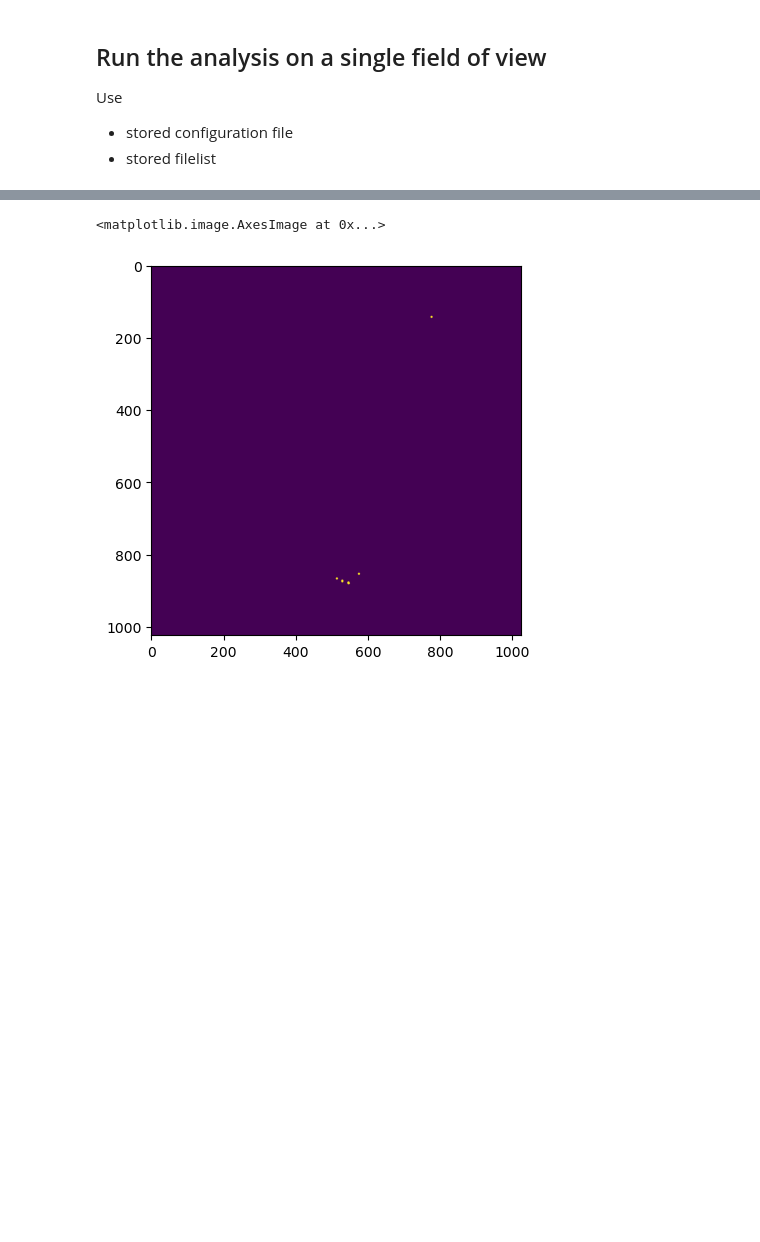
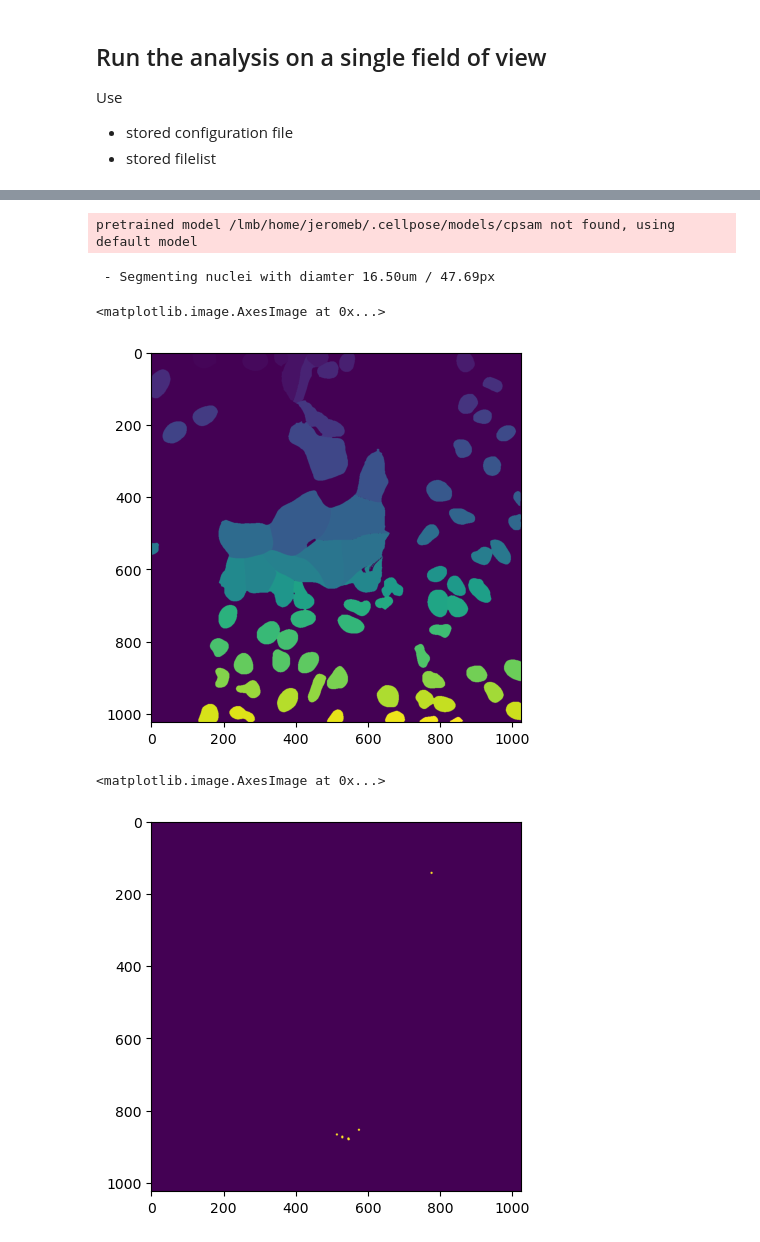
Before and after one commit to jboulanger/sganalysis, a Jupyter notebook: Run.ipynb, the cells around one changed output, grey strips where cells are left out. Drawn from its saved outputs; the diff is of its cells as text; code cells hidden in the pictures; blank space fills up the shorter version.

```diff
--- a/Run.ipynb
+++ b/Run.ipynb
@@ -57,3 +64,14 @@ pretrained model /lmb/home/jeromeb/.cellpose/models/cpsam not found, using defau
+# %%
+import matplotlib.pyplot as plt
+plt.imshow(mip["nuclei"])
+
+mask = sga.segment_nuclei(mip["nuclei"], [500,346,346], 50)
+plt.imshow(mask+mip["nuclei"])
+# %% [output]
+pretrained model /lmb/home/jeromeb/.cellpose/models/cpsam not found, using default model
+ - Segmenting nuclei with diamter 16.50um / 47.69px
+<matplotlib.image.AxesImage at 0x...>
+[figure, added]
 # %%
 import matplotlib.pyplot as plt
 plt.imshow((labels['granule']>0).astype(float) + mip["granule"].astype(float)/mip["granule"].max())
```
Also changed, not shown: parts of 4 cells of this notebook, 1 other file.
